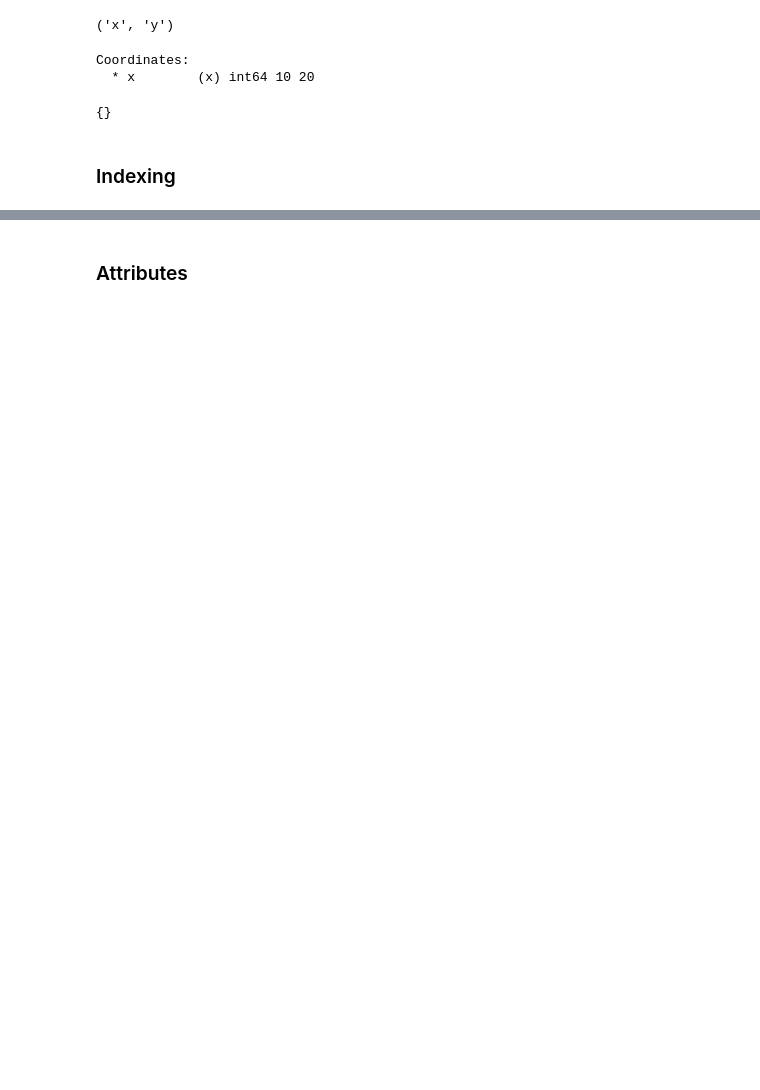
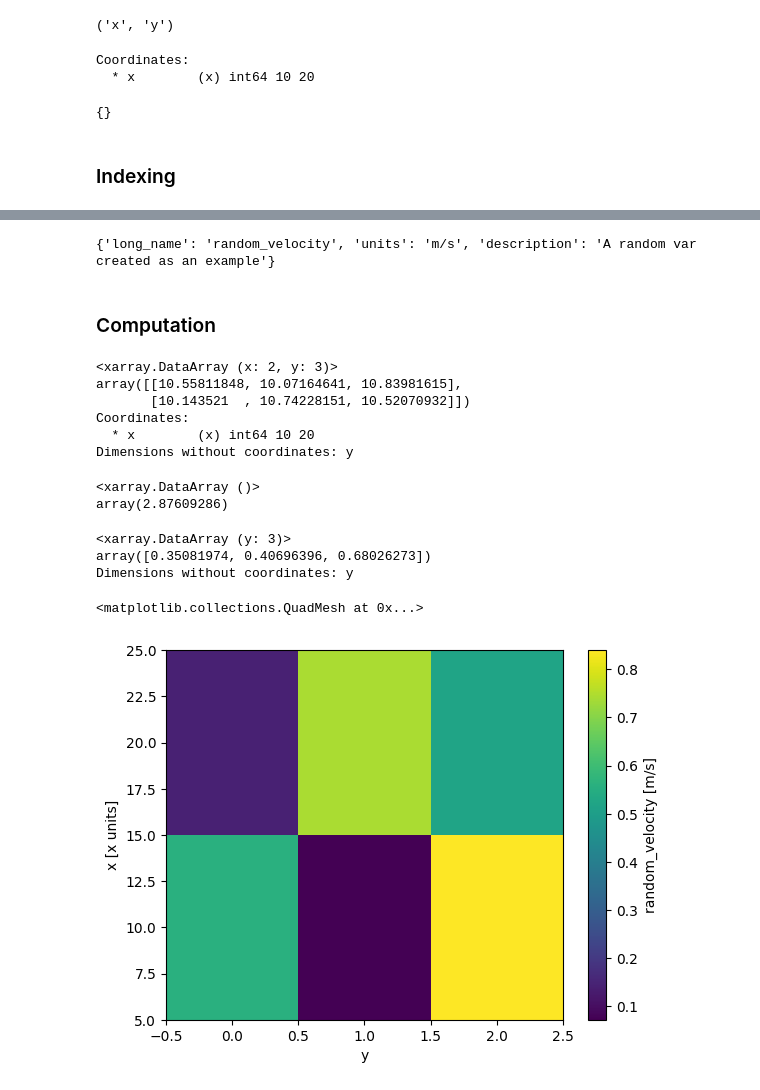
Before and after one commit to gpsaggese/umd_data605, a Jupyter notebook: tutorials/tutorial_packages/tutorial_xarray.ipynb, the cells around one changed output, grey strips where cells are left out. Saved outputs shown, nothing was run; the diff lists cells and outputs as text; code cells hidden in the pictures; blank space fills up the shorter version.

```diff
--- a/tutorials/tutorial_packages/tutorial_xarray.ipynb
+++ b/tutorials/tutorial_packages/tutorial_xarray.ipynb
@@ -136,2 +141,37 @@ Dimensions without coordinates: y
+# %%
+data.attrs["long_name"] = "random_velocity"
+data.attrs["units"] = "m/s"
+data.attrs["description"] = "A random var created as an example"
+
+print(data.attrs)
+# %% [output]
+{'long_name': 'random_velocity', 'units': 'm/s', 'description': 'A random var created as an example'}
+# %%
+data.x.attrs["units"] = "x units"
 # %% [markdown]
-### Attributes
+### Computation
+# %%
+data + 10
+# %% [output]
+<xarray.DataArray (x: 2, y: 3)>
+array([[10.55811848, 10.07164641, 10.83981615],
+       [10.143521  , 10.74228151, 10.52070932]])
+Coordinates:
+  * x        (x) int64 10 20
+Dimensions without coordinates: y
+# %%
+data.sum()
+# %% [output]
+<xarray.DataArray ()>
+array(2.87609286)
+# %%
+data.mean(dim="x")
+# %% [output]
+<xarray.DataArray (y: 3)>
+array([0.35081974, 0.40696396, 0.68026273])
+Dimensions without coordinates: y
+# %%
+data.plot()
+# %% [output]
+<matplotlib.collections.QuadMesh at 0x...>
+[figure, added]
```
Also changed, not shown: parts of 15 cells of this notebook, 1 other file.
